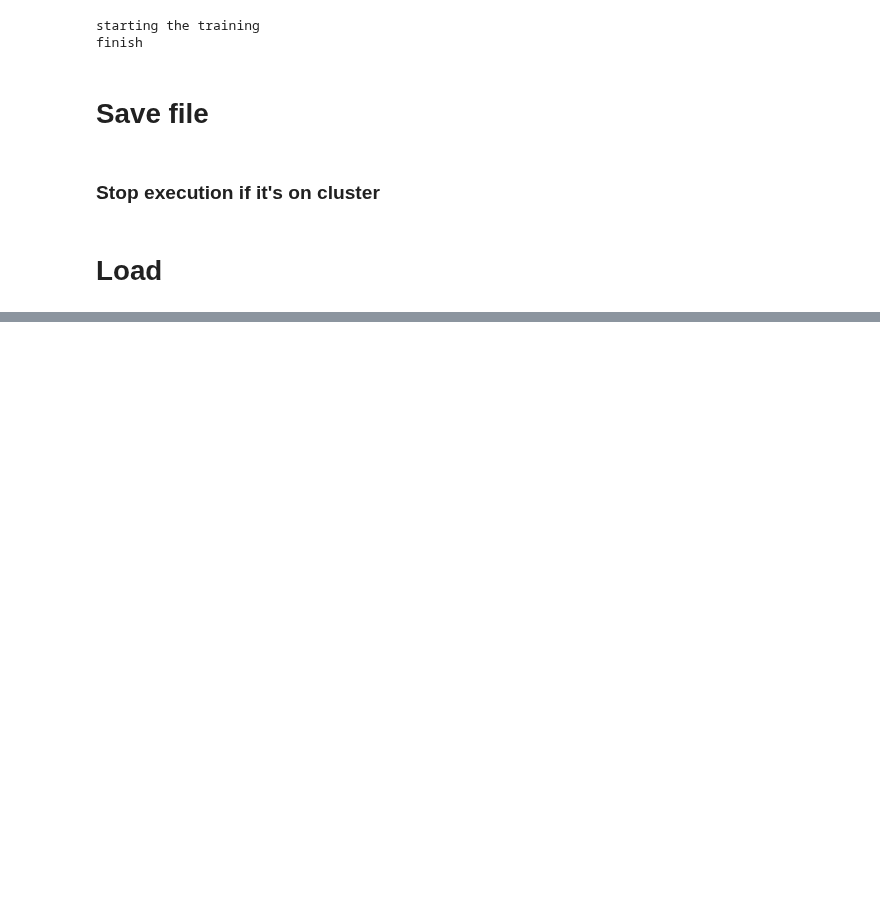
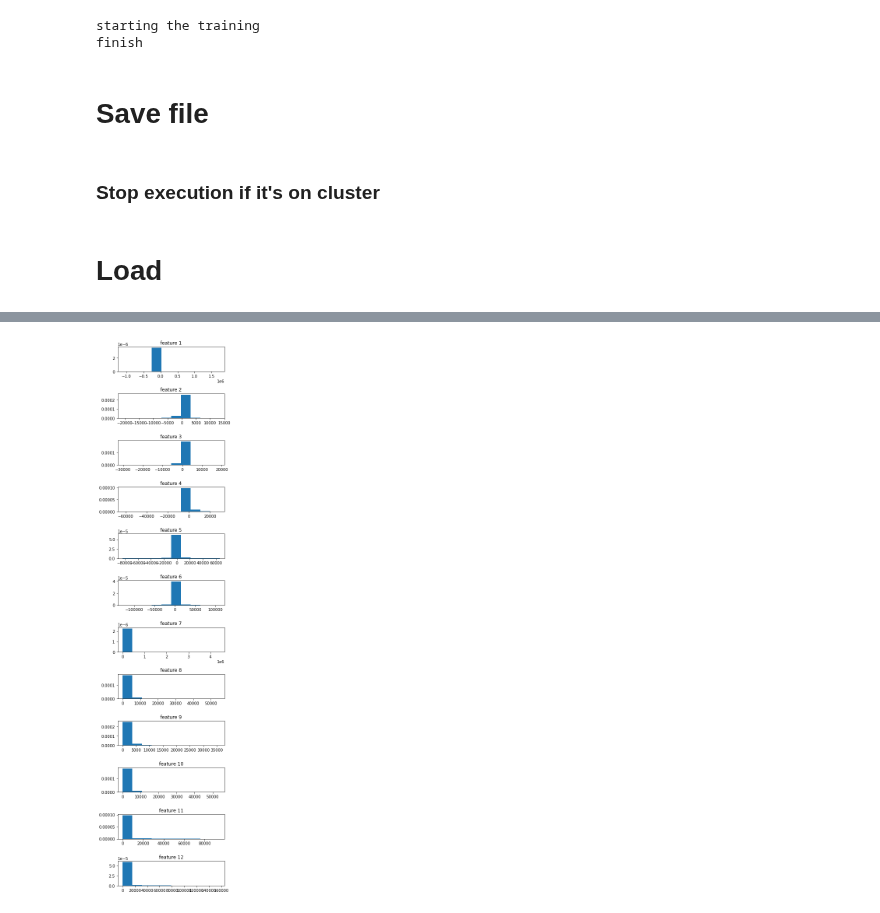
Before and after one commit to leoBravoRain/thesis, a Jupyter notebook: work/thesis/notebooks/get_other_features_hist.ipynb, the cells around one changed output, grey strips where cells are left out. Drawn from its saved outputs; the diff is of its cells as text; code cells hidden in the pictures; blank space fills up the shorter version.

```diff
--- a/work/thesis/notebooks/get_other_features_hist.ipynb
+++ b/work/thesis/notebooks/get_other_features_hist.ipynb
@@ -12,7 +12,7 @@ This notebook is to train the encoder as a classifier with the idea of validate
 # 4) add comment to experiemnts
 # 5) Add this file as python file
 # 6) Change launchJobOnGuanaco file to run this file but with python format
-trainingOnGuanaco = True
+trainingOnGuanaco = False
 
 # train without notebook
 trainWithJustPython = False
@@ -545,9 +544,10 @@ otherFeaturesArray.shape
 # %%
 # assert (train_size, otherFeaturesDim) == otherFeaturesArray.shape
 
-fig, ax = plt.subplots(otherFeaturesDim, 1, figsize = (5, 10))
+fig, ax = plt.subplots(otherFeaturesDim, 1, figsize = (5, 20), tight_layout = True)
 
 for i in np.arange(otherFeaturesDim):
 
-    ax[i].hist(otherFeaturesArray[:, i], bins = 100)
+    ax[i].hist(otherFeaturesArray[:, i], density = True)
+    ax[i].set_title(f"feature {i+1}")
 # %% [output]
@@ -555,0 +554 @@ for i in np.arange(otherFeaturesDim):
+[figure, added]
```
Also changed, not shown: parts of 8 cells of this notebook, 5 other files.
